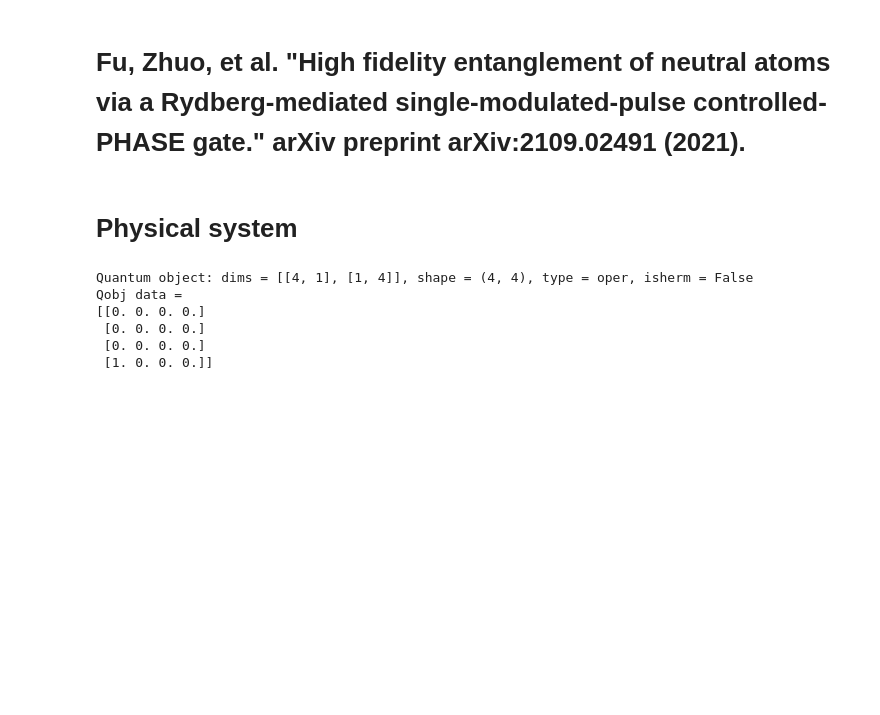
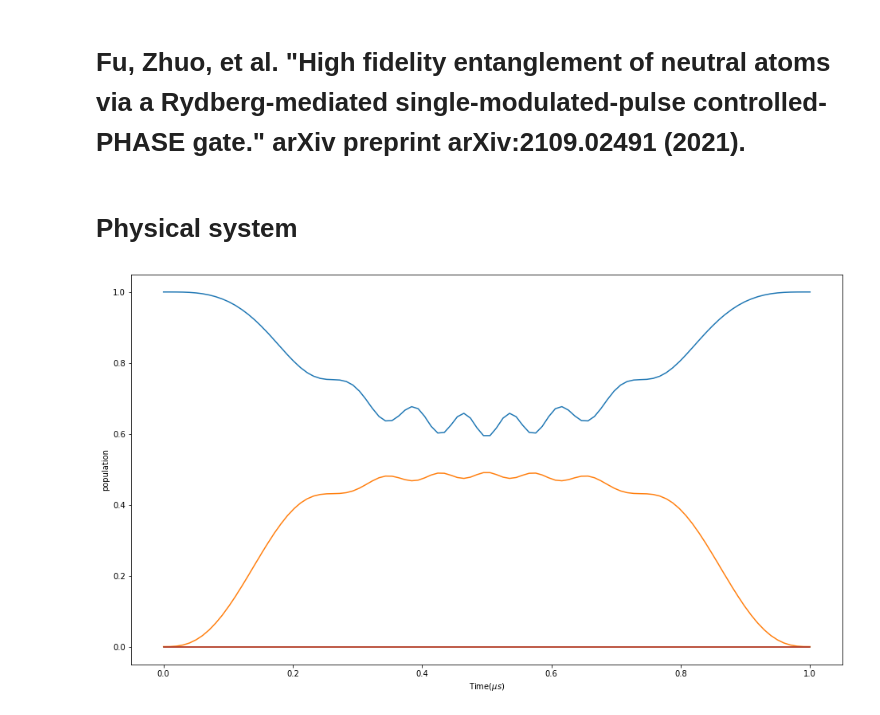
Before and after one commit to THCtw/High-fidelity-Rydberg-control-Z-gates-with-time-optimal-pulses, a Jupyter notebook: Mingsheng.ipynb, the cells around one changed output. Cells and saved outputs as stored; diff of their text form; code cells hidden in the pictures; blank space fills up the shorter version.

```diff
--- a/Mingsheng.ipynb
+++ b/Mingsheng.ipynb
@@ -14,17 +14,5 @@ from optimize.de import de
 from quantumDy import quantumDy
 # %% [markdown]
 # Physical system
-# %%
-qd = quantumDy(4)
-result = qd.transition(0,3)
-
-print(result)
-# %% [output]
-Quantum object: dims = [[4, 1], [1, 4]], shape = (4, 4), type = oper, isherm = False
-Qobj data =
-[[0. 0. 0. 0.]
- [0. 0. 0. 0.]
- [0. 0. 0. 0.]
- [1. 0. 0. 0.]]
 # %%
 ### Hamiltonian ###
@@ -131,0 +75,27 @@ def init_state(rhoc, rhot):
+# %%
+# Gate operation
+def GateOp(rho_init, targets):
+    times = np.linspace(0.0, 1, 100)
+    T_gate = 1              # (mu s) Total gate time
+
+    shape_omegas = PulseShape(T_gate)
+    H = Hamiltonian(shape_omegas)
+
+    results = mesolve(H, rho_init, times, [], targets, options=Options(nsteps=10000))
+    return results
+# %%
+a = GateOp(init_state(0,0), [init_state(0,0), 1/np.sqrt(2) * (init_state(0,3)+init_state(3,0))])
+times = np.linspace(0.0, 1, 100)
+
+b = GateOp(init_state(0,1), [init_state(0,1), init_state(3,1)] )
+# %%
+fig, ax = plt.subplots(figsize=(16,9))
+ax.plot(times, a.expect[0])
+ax.plot(times, a.expect[1])
+ax.plot(times, b.expect[0])
+ax.plot(times, b.expect[1])
+ax.set_xlabel('Time' r'$(\mu s)$')
+ax.set_ylabel('population')
+plt.show()
+# %% [output]
+[figure, added]
```
Also changed, not shown: parts of 2 cells of this notebook, 3 other files.
